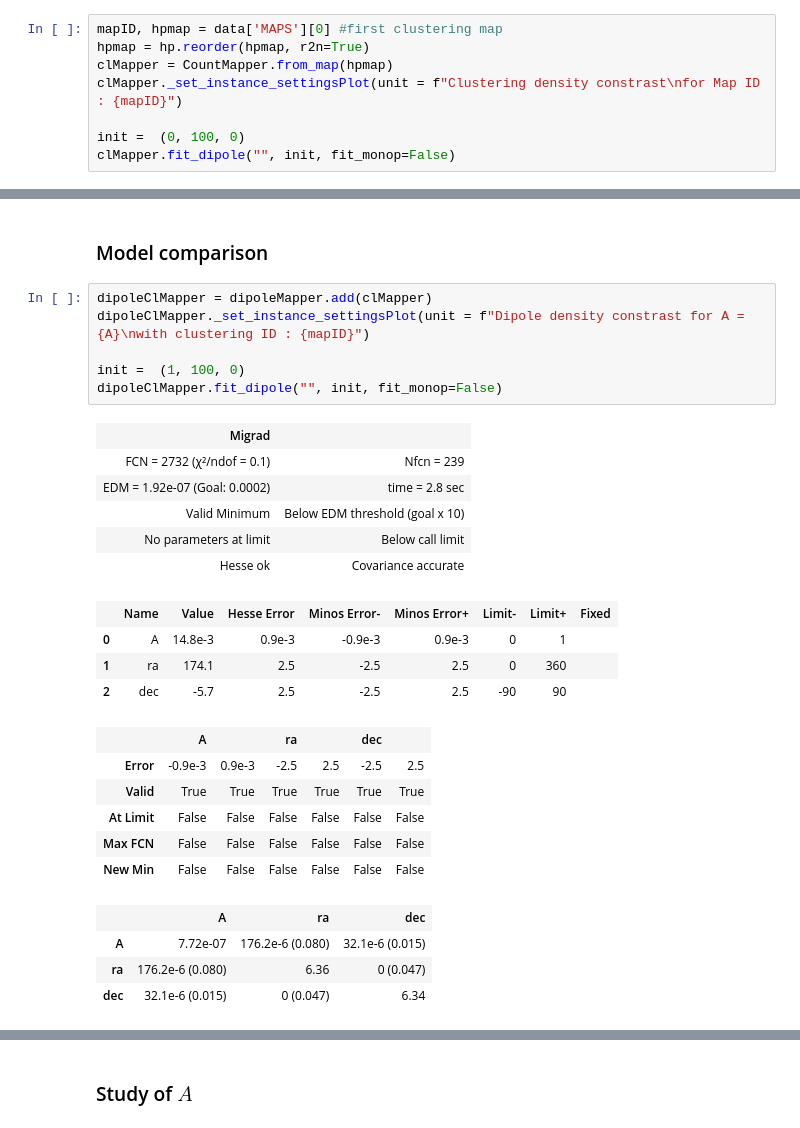
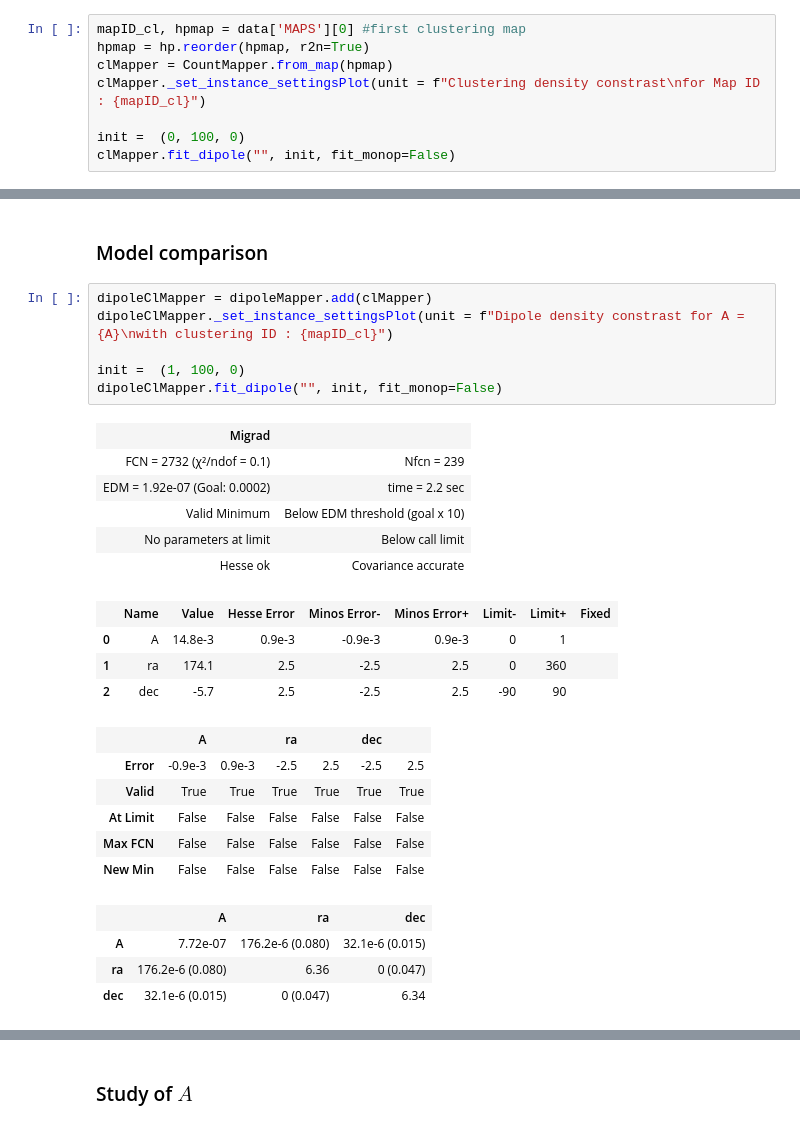
Before and after one commit to johannct/M2_Stage_Code, a Jupyter notebook: Simulation/A_Study_Cluster_Generation.ipynb, the cells around one changed output, grey strips where cells are left out. Cells and saved outputs as stored; diff of their text form.

```diff
--- a/Simulation/A_Study_Cluster_Generation.ipynb
+++ b/Simulation/A_Study_Cluster_Generation.ipynb
@@ -47,10 +47,10 @@ data
   1      BINARY_TBL      MAPS
   2      BINARY_TBL      FIT_NUMPY
 # %%
-mapID, hpmap = data['MAPS'][0] #first clustering map
+mapID_cl, hpmap = data['MAPS'][0] #first clustering map
 hpmap = hp.reorder(hpmap, r2n=True)
 clMapper = CountMapper.from_map(hpmap)
-clMapper._set_instance_settingsPlot(unit = f"Clustering density constrast\nfor Map ID : {mapID}")
+clMapper._set_instance_settingsPlot(unit = f"Clustering density constrast\nfor Map ID : {mapID_cl}")
 
 init =  (0, 100, 0)
 clMapper.fit_dipole("", init, fit_monop=False)
@@ -117,14 +117,14 @@ dipoleMapper.fit_dipole("", init, fit_monop=False)
 ### Model comparison
 # %%
 dipoleClMapper = dipoleMapper.add(clMapper)
-dipoleClMapper._set_instance_settingsPlot(unit = f"Dipole density constrast for A = {A}\nwith clustering ID : {mapID}")
+dipoleClMapper._set_instance_settingsPlot(unit = f"Dipole density constrast for A = {A}\nwith clustering ID : {mapID_cl}")
 
 init =  (1, 100, 0)
 dipoleClMapper.fit_dipole("", init, fit_monop=False)
 # %% [output]
 | Migrad |  |
 | FCN = 2732 (χ²/ndof = 0.1) | Nfcn = 239 |
-| EDM = 1.92e-07 (Goal: 0.0002) | time = 2.8 sec |
+| EDM = 1.92e-07 (Goal: 0.0002) | time = 2.2 sec |
 | Valid Minimum | Below EDM threshold (goal x 10) |
 | No parameters at limit | Below call limit |
 | Hesse ok | Covariance accurate |
```
Also changed, not shown: parts of 7 cells of this notebook, 4 other files.
